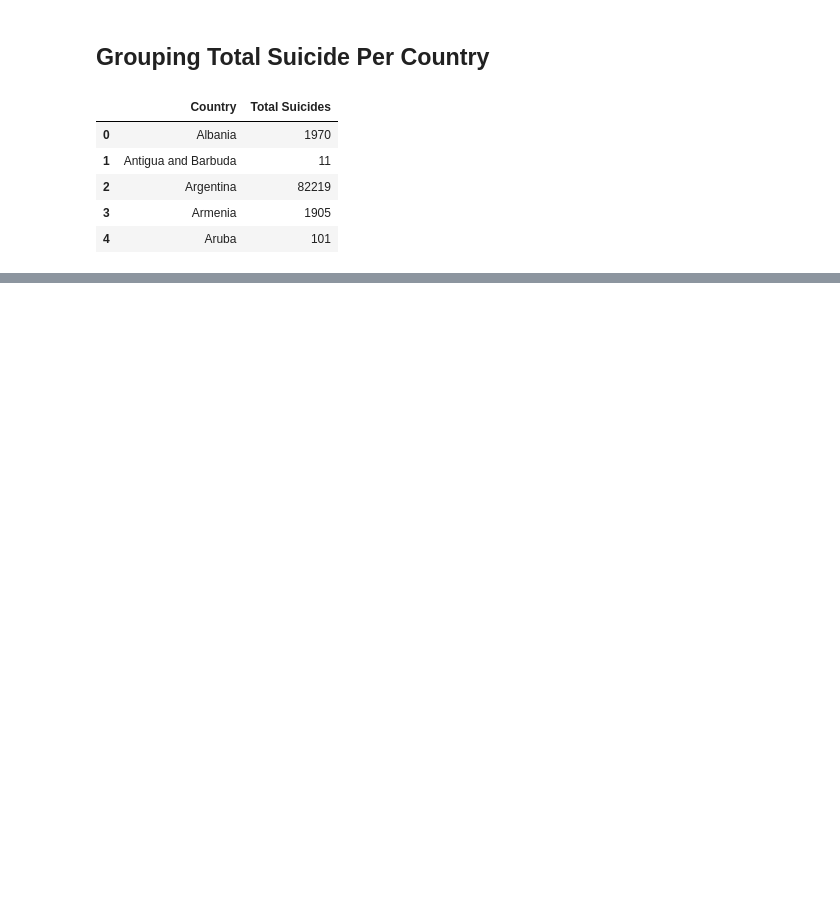
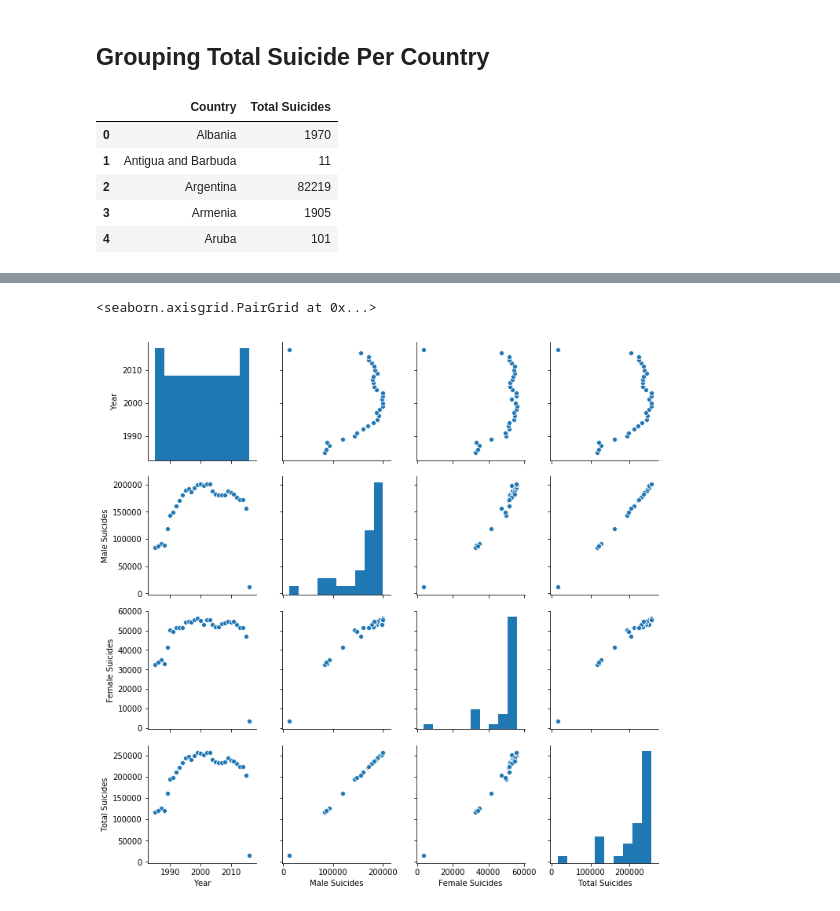
Before and after one commit to ieching/DataRes, a Jupyter notebook: suicide-rates-overview-1985-to-2016/Suicide Rates.ipynb, the cells around one changed output, grey strips where cells are left out. Cells and saved outputs as stored; diff of their text form; code cells hidden in the pictures; blank space fills up the shorter version.

```diff
--- a/suicide-rates-overview-1985-to-2016/Suicide Rates.ipynb
+++ b/suicide-rates-overview-1985-to-2016/Suicide Rates.ipynb
@@ -60,0 +80,5 @@ year_df.head()
+# %%
+sns.pairplot(year_df)
+# %% [output]
+<seaborn.axisgrid.PairGrid at 0x...>
+[figure, added]
```
Also changed, not shown: parts of 24 cells of this notebook.
